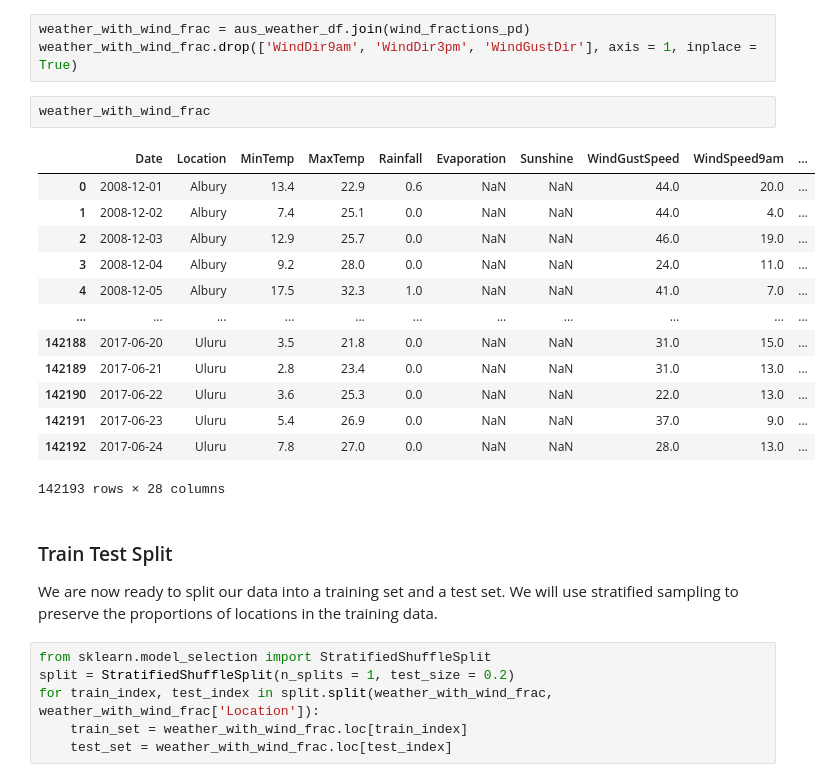
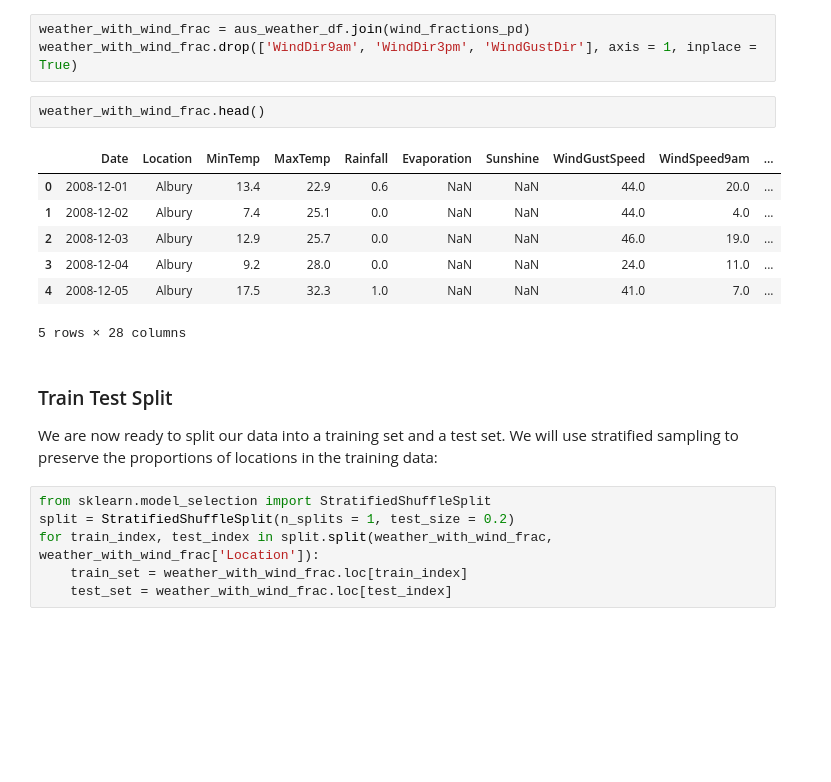
Before and after one commit to Luke-py/Australian-Rainfall, a Jupyter notebook: Australian Rainfall.ipynb, the cells around one changed output. Cells and saved outputs as stored; diff of their text form; blank space fills up the shorter version.

```diff
--- a/Australian Rainfall.ipynb
+++ b/Australian Rainfall.ipynb
@@ -462,24 +475,18 @@ dtype: int64
 weather_with_wind_frac = aus_weather_df.join(wind_fractions_pd)
 weather_with_wind_frac.drop(['WindDir9am', 'WindDir3pm', 'WindGustDir'], axis = 1, inplace = True)
 # %%
-weather_with_wind_frac
+weather_with_wind_frac.head()
 # %% [output]
 |  | Date | Location | MinTemp | MaxTemp | Rainfall | Evaporation | Sunshine | WindGustSpeed | WindSpeed9am | ... |
 | 0 | 2008-12-01 | Albury | 13.4 | 22.9 | 0.6 | NaN | NaN | 44.0 | 20.0 | ... |
 | 1 | 2008-12-02 | Albury | 7.4 | 25.1 | 0.0 | NaN | NaN | 44.0 | 4.0 | ... |
 | 2 | 2008-12-03 | Albury | 12.9 | 25.7 | 0.0 | NaN | NaN | 46.0 | 19.0 | ... |
 | 3 | 2008-12-04 | Albury | 9.2 | 28.0 | 0.0 | NaN | NaN | 24.0 | 11.0 | ... |
 | 4 | 2008-12-05 | Albury | 17.5 | 32.3 | 1.0 | NaN | NaN | 41.0 | 7.0 | ... |
-| ... | ... | ... | ... | ... | ... | ... | ... | ... | ... | ... |
-| 142188 | 2017-06-20 | Uluru | 3.5 | 21.8 | 0.0 | NaN | NaN | 31.0 | 15.0 | ... |
-| 142189 | 2017-06-21 | Uluru | 2.8 | 23.4 | 0.0 | NaN | NaN | 31.0 | 13.0 | ... |
-| 142190 | 2017-06-22 | Uluru | 3.6 | 25.3 | 0.0 | NaN | NaN | 22.0 | 13.0 | ... |
-| 142191 | 2017-06-23 | Uluru | 5.4 | 26.9 | 0.0 | NaN | NaN | 37.0 | 9.0 | ... |
-| 142192 | 2017-06-24 | Uluru | 7.8 | 27.0 | 0.0 | NaN | NaN | 28.0 | 13.0 | ... |
-142193 rows × 28 columns
+5 rows × 28 columns
 # %% [markdown]
 ### Train Test Split
-We are now ready to split our data into a training set and a test set. We will use stratified sampling to preserve the proportions of locations in the training data.
+We are now ready to split our data into a training set and a test set. We will use stratified sampling to preserve the proportions of locations in the training data:
 # %%
 from sklearn.model_selection import StratifiedShuffleSplit
 split = StratifiedShuffleSplit(n_splits = 1, test_size = 0.2)
```
Also changed, not shown: parts of 98 cells of this notebook.
